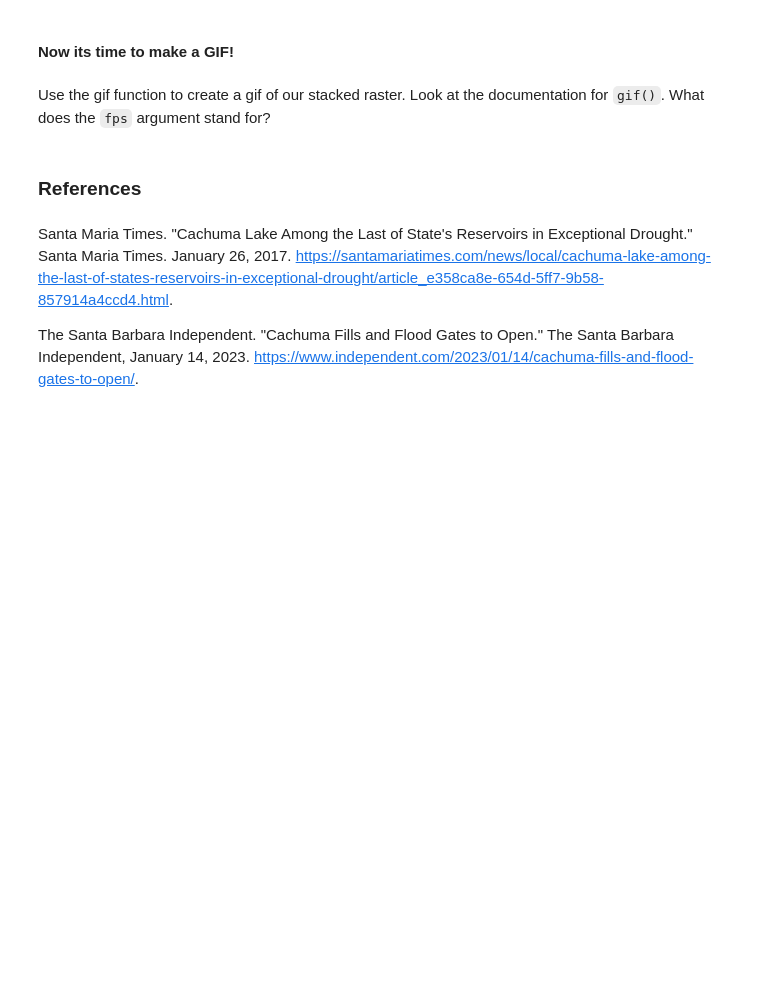
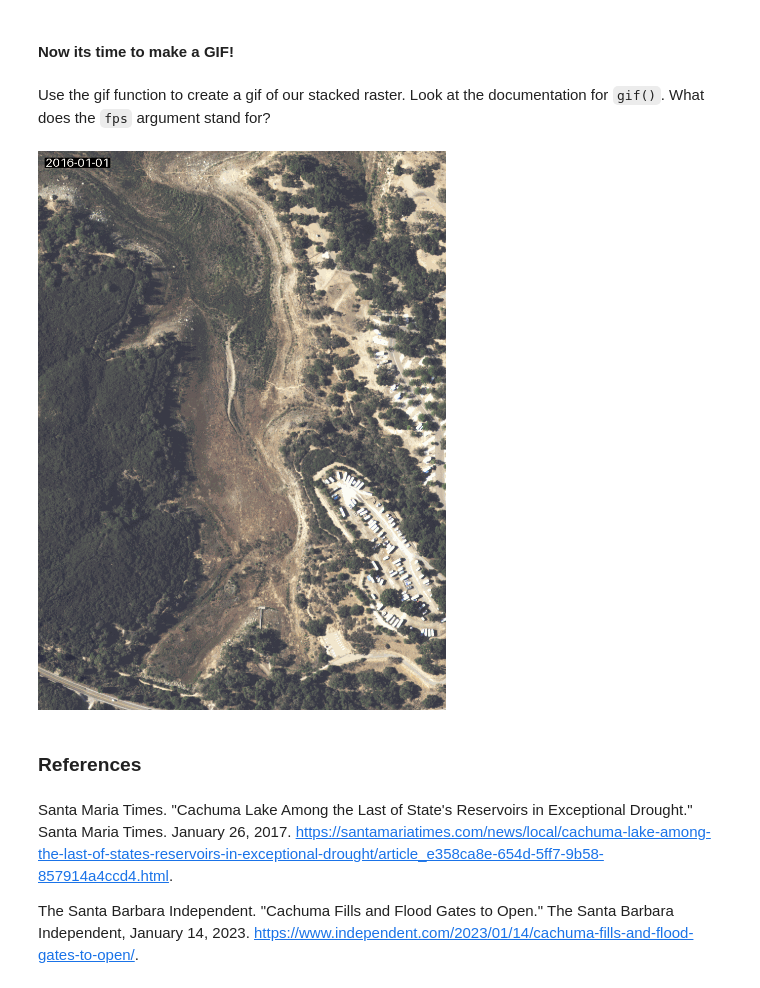
Before and after one commit to tommats00/discussion-week-10, a Jupyter notebook: gif.ipynb, the cells around one changed output. Drawn from its saved outputs; the diff is of its cells as text; code cells hidden in the pictures; blank space fills up the shorter version.

```diff
--- a/gif.ipynb
+++ b/gif.ipynb
@@ -122,11 +180,16 @@ To create a single xarray.DataArray with a time dimensions we will stack the fou
 rasters = []
 for item in items:
     # Access the image asset
-    ...
+    lake_levels = rioxr.open_rasterio(item.assets['image'].href)
     # Clip the raster
-    ...
+    # box_df = gpd.GeoDataFrame(geometry=[box(*bbox)],
+    #              crs='epsg:4326')
+
+    lake_levels = lake_levels.rio.clip_box(*box_df.to_crs(lake_levels.rio.crs).total_bounds)
+
     # Select the first three bands
-    ...
+    lake_levels = lake_levels.sel(band = [1,2,3])
+
     rasters.append(lake_levels)
 # %% [markdown]
 Next lets use the `xarray.concat()` function to concatenate these rasters along a new dimensions we will call `time`.
@@ -150,5 +237,5 @@ To get this timestamp for each year we can create a list using list comprehensio
 
 **List comprehension format reminder:** `[expression for item in items if condition]`
 # %%
-times = ...
+times = [pd.to_datetime(item.properties['naip:year']) for item in items]
 times
@@ -164,6 +274,11 @@ Use the gif function to create a gif of our stacked raster. Look at the document
 # %%
 # Create gif
 # adding to="lake_cachuma.gif" will save GIF
+
+gif(stack,
+   fps = 1)
+# %% [output]
+[figure, added]
 # %% [markdown]
 ### References
 # %% [markdown]
```
Also changed, not shown: parts of 16 cells of this notebook.
